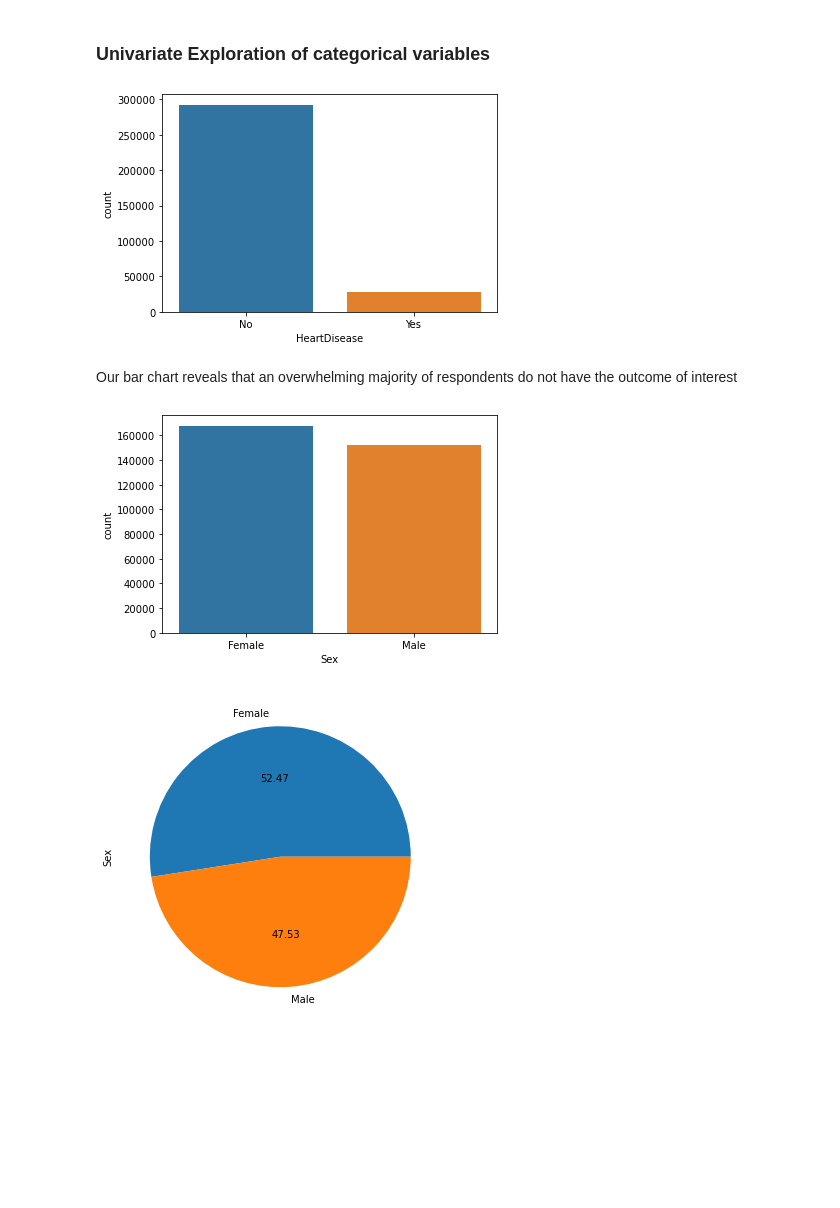
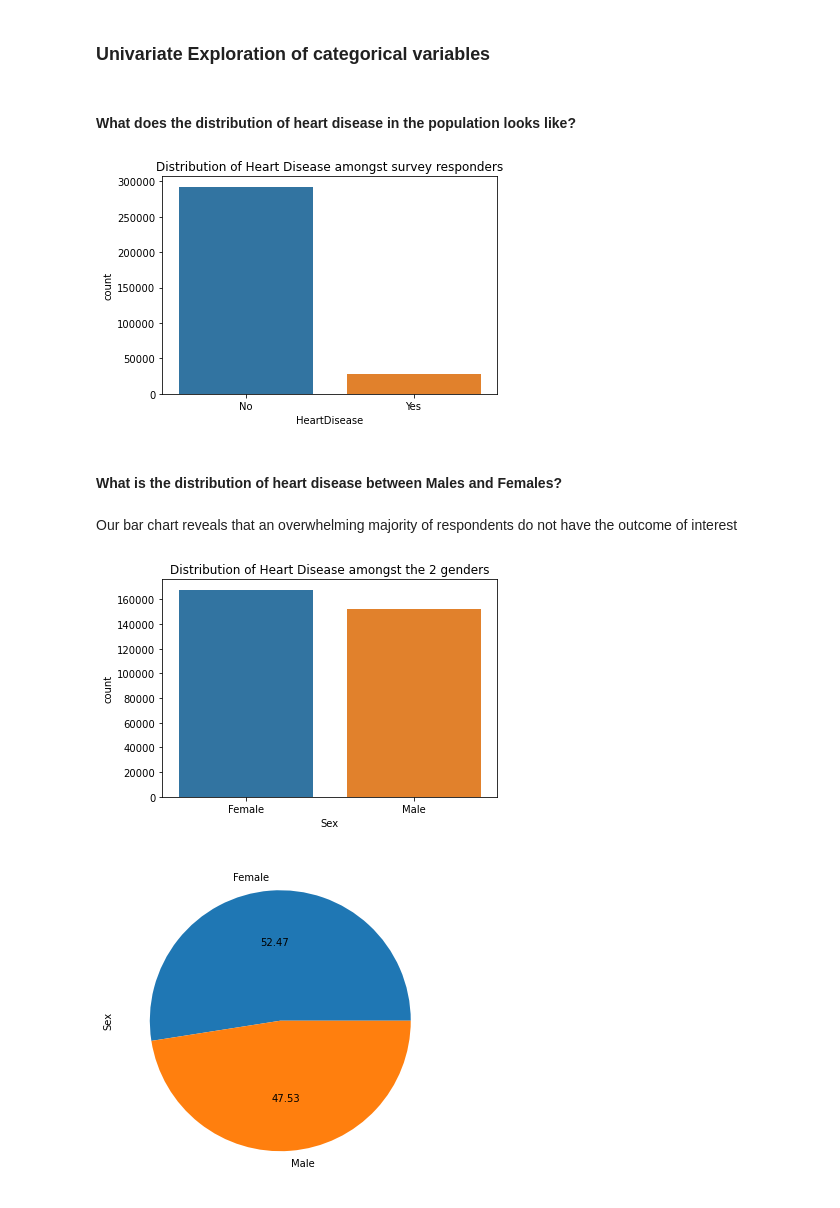
Before and after one commit to HuzaifaImam/Heart-disease-personal-indicators, a Jupyter notebook: Personal key indicators for heart disease.ipynb, the cells around one changed output. Cells and saved outputs as stored; diff of their text form; code cells hidden in the pictures; blank space fills up the shorter version.

```diff
--- a/Personal key indicators for heart disease.ipynb
+++ b/Personal key indicators for heart disease.ipynb
@@ -155,20 +156,26 @@ The main features of interest are the columns that contain information on the ke
 ## Univariate Exploration
 # %% [markdown]
 ### Univariate Exploration of categorical variables
+# %% [markdown]
+#### What does the distribution of heart disease in the population looks like?
 # %%
 #First off, we will begin by looking at the distribution of heart disease in our research population
-sb.countplot(data=heart_disease_df, x='HeartDisease');
+sb.countplot(data=heart_disease_df, x='HeartDisease')
+plt.title('Distribution of Heart Disease amongst survey responders');
 # %% [output]
-[figure, old version]
+[figure, new version]
+# %% [markdown]
+#### What is the distribution of heart disease between Males and Females?
 # %% [markdown]
 Our bar chart reveals that an overwhelming majority of respondents do not have the outcome of interest
 # %%
 # We will start off by looking at the the gender column of the dataset, to find out how many males and females there are
 # amongst the respondents, we can answer this question using a countplot.
 
-sb.countplot(data=heart_disease_df, x='Sex');
+sb.countplot(data=heart_disease_df, x='Sex')
+plt.title('Distribution of Heart Disease amongst the 2 genders');
 # %% [output]
-[figure, old version]
+[figure, new version]
 # %%
 male_vs_female = heart_disease_df['Sex'].value_counts()
 male_vs_female.plot(kind='pie', autopct='%.2f', figsize=(6, 6));
```
Also changed, not shown: parts of 40 cells of this notebook, 8 other files.
